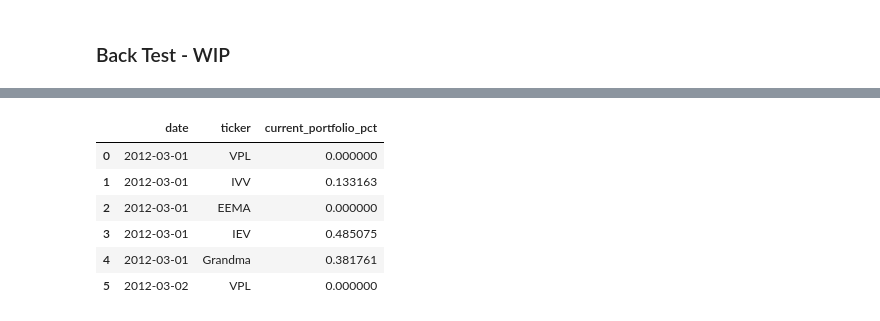
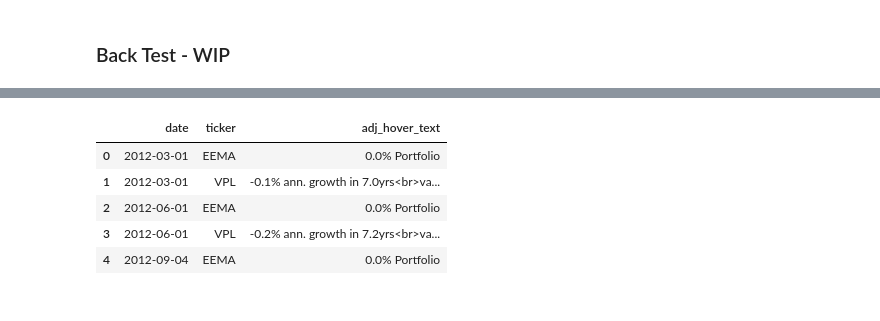
Before and after one commit to gowestyang/grandma-stock-valuation, a Jupyter notebook: _wip_backtest.ipynb, the cells around one changed output, grey strips where cells are left out. Cells and saved outputs as stored; diff of their text form; code cells hidden in the pictures.

```diff
--- a/_wip_backtest.ipynb
+++ b/_wip_backtest.ipynb
@@ -106,24 +101,38 @@ pio.renderers.default = "notebook_connected"
-# %%
-def _add_date_to_portfolio(item):
-    dt = item[0]
-    df = item[1].copy()
-    df['date'] = dt
-    df = df[['date','ticker','current_portfolio_pct']]
-    return df
-
-df_daily_portfolio_pct = pd.concat(map(_add_date_to_portfolio, backtester.d_portfolio.items()), ignore_index=True).fillna(0)
-
-# In the chart, Grandma's allocation be displayed as the cash %
-index_cash = df_daily_portfolio_pct['ticker']=='cash'
-df_daily_portfolio_pct.loc[index_cash, 'ticker'] = 'Grandma'
-
-df_daily_portfolio_pct.head(6)
-# %% [output]
-|  | date | ticker | current_portfolio_pct |
-| 0 | 2012-03-01 | VPL | 0.000000 |
-| 1 | 2012-03-01 | IVV | 0.133163 |
-| 2 | 2012-03-01 | EEMA | 0.000000 |
-| 3 | 2012-03-01 | IEV | 0.485075 |
-| 4 | 2012-03-01 | Grandma | 0.381761 |
-| 5 | 2012-03-02 | VPL | 0.000000 |
+# %%
+# prepare hover text of portfolio adjustments
+df_adjs = backtester.df_adjustments[['date', 'ticker', 'train_years', 'annualized_return', 'over_value_range', 'over_value_years', 'weight', 'portfolio_allocation']].copy()
+
+df_adjs['train_years'] = df_adjs['train_years'].astype(float).round(1).astype(str)
+df_adjs['annualized_return'] = (100*df_adjs['annualized_return'].astype(float)).round(1).astype(str)
+df_adjs['over_value_range'] = (100*df_adjs['over_value_range'].astype(float)).round(1).astype(str)
+df_adjs['over_value_years'] = df_adjs['over_value_years'].astype(float).round(2).astype(str)
+df_adjs['weight'] = df_adjs['weight'].astype(float).round(2).astype(str)
+df_adjs['portfolio_allocation'] = (100*df_adjs['portfolio_allocation'].astype(float)).round(1).astype(str)
+
+df_adjs['adj_hover_text'] = ''
+
+index_train = df_adjs['train_years']!='nan'
+df_adjs['train_text'] = df_adjs['annualized_return'] + '% ann. growth in ' + df_adjs['train_years'] + 'yrs'
+df_adjs['train_text'] = df_adjs['train_text'] + '<br>valuation = ' + df_adjs['over_value_range'] + '%'
+df_adjs.loc[index_train, 'adj_hover_text'] = df_adjs['train_text'][index_train] + '<br>'
+
+index_value = df_adjs['over_value_years']!='nan'
+df_adjs['value_text'] = 'weight = ' + df_adjs['weight'] + '; valuation = ' + df_adjs['over_value_years'] + ' yrs'
+df_adjs.loc[index_value, 'adj_hover_text'] = (df_adjs['adj_hover_text'] + df_adjs['value_text'])[index_value] + '<br>'
+
+df_adjs['adj_hover_text'] = df_adjs['adj_hover_text'] + df_adjs['portfolio_allocation']  + '% Portfolio'
+
+
+index_cash = df_adjs['ticker']=='cash'
+df_adjs.loc[index_cash, 'adj_hover_text'] = df_adjs['adj_hover_text'][index_cash].str.replace('Portfolio', 'Cash')
+df_adjs = df_adjs[['date','ticker','adj_hover_text']]
+
+df_adjs.head()
+# %% [output]
+|  | date | ticker | adj_hover_text |
+| 0 | 2012-03-01 | EEMA | 0.0% Portfolio |
+| 1 | 2012-03-01 | VPL | -0.1% ann. growth in 7.0yrs<br>va... |
+| 2 | 2012-06-01 | EEMA | 0.0% Portfolio |
+| 3 | 2012-06-01 | VPL | -0.2% ann. growth in 7.2yrs<br>va... |
+| 4 | 2012-09-04 | EEMA | 0.0% Portfolio |
 # %%
```
Also changed, not shown: parts of 7 cells of this notebook, 1 other file.
